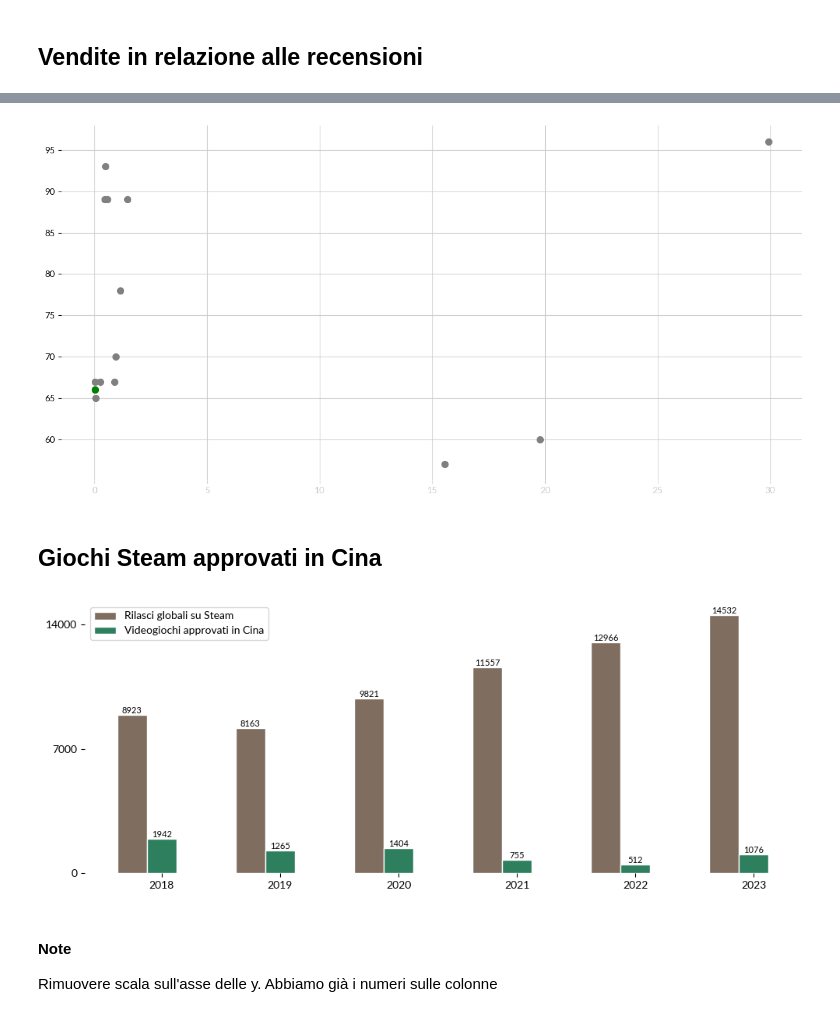
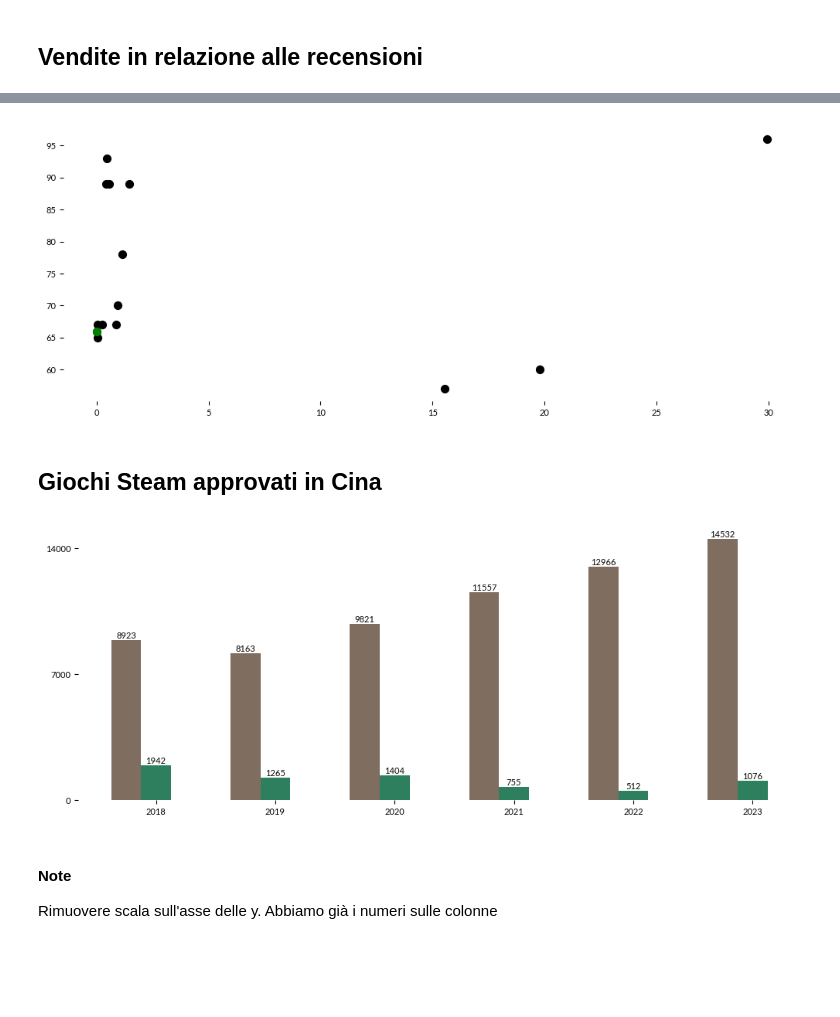
Before and after one commit to demic-dev/vs-project, a Jupyter notebook: charts.ipynb, the cells around one changed output, grey strips where cells are left out. Cells and saved outputs as stored; diff of their text form; code cells hidden in the pictures; blank space fills up the shorter version.

Commit message:
updated plots

```diff
--- a/charts.ipynb
+++ b/charts.ipynb
@@ -67,7 +67,7 @@ def cap_values(value, max_cap):
     return min(value, max_cap) if value > max_cap else value
 # %%
 sales_aaa = sales_aaa_aa.query('production == "AAA" and sales_k > 0')
-sales_aaa['capped_sales'] = sales_aaa.apply(lambda x: cap_values(x['sales_k'], max_cap), axis=1)
+# sales_aaa['capped_sales'] = sales_aaa.apply(lambda x: cap_values(x['sales_k'], max_cap), axis=1)
 
 sales_aaa
 # %% [output]
@@ -94,10 +89,15 @@ See the caveats in the documentation: https://pandas.pydata.org/pandas-docs/stab
 # %%
-sales_aaa = sales_aaa.sort_values(by=['capped_sales'])
+sales_aaa = sales_aaa.sort_values(by=['sales_k'])
 
 fig, ax = plt.subplots(figsize=(12, 6))
 for spine in plt.gca().spines.values(): spine.set_visible(False)
 
-plt.barh(sales_aaa['name'], sales_aaa['capped_sales']/1000, color='skyblue')
+plt.barh(sales_aaa['name'], sales_aaa['sales_k']/1000, color='skyblue')
+
+ax.set_xlim(0, 5)
+
+rect = ax.patch
+rect.set_alpha(0)
 
 # plt.title('Stima vendite delle major releases del 2024')
 # plt.xlabel('MILIONI di copie vendute')
@@ -113,0 +114,18 @@ plt.savefig(build_chart_path("sales_aaa_2024"), format="svg")
+# %%
+sales_aaa = sales_aaa.sort_values(by=['sales_k'])
+
+fig, ax = plt.subplots(figsize=(12, 6))
+for spine in plt.gca().spines.values(): spine.set_visible(False)
+
+plt.barh(sales_aaa['name'], sales_aaa['sales_k'], color='skyblue')
+
+ax.set_xlim(0, 200)
+
+rect = ax.patch
+rect.set_alpha(0)
+plt.tight_layout()
+ax.set_axisbelow(True)
+ax.tick_params(axis='x', colors='#cccccc')
+ax.xaxis.grid(color='#cccccc')
+
+plt.savefig(build_chart_path("zoomed_sales_aaa_2024"), format="svg")
@@ -159,11 +179,11 @@ fig.write_image(build_chart_path("treemap_sales_by_continent"))
 import matplotlib.pyplot as plt
 
 concord = sales_aaa.query('name=="Concord"')
-
-fig, ax = plt.subplots(figsize=(12, 6))
+display(sales_aaa)
+fig, ax = plt.subplots(figsize=(10, 4))
 for spine in plt.gca().spines.values(): spine.set_visible(False)
 
-plt.scatter(sales_aaa['sales_k']/1000, sales_aaa['reviews'], color='grey', marker='o', s=50)
+plt.scatter(sales_aaa['sales_k']/1000, sales_aaa['reviews'], color='black', marker='o', s=50)
 plt.scatter(concord['sales_k']/1000, concord['reviews'], color='green', marker='o', s=50)
 
 # plt.title('Vendite in relazione alle recensioni')
@@ -172,9 +192,9 @@ plt.scatter(concord['sales_k']/1000, concord['reviews'], color='green', marker='
 
 plt.tight_layout()
 ax.set_axisbelow(True)
-ax.tick_params(axis='x', colors='#cccccc')
-ax.xaxis.grid(color='#cccccc')
-ax.yaxis.grid(color='#cccccc')
+# ax.tick_params(axis='x', colors='#cccccc')
+# ax.xaxis.grid(color='#cccccc')
+# ax.yaxis.grid(color='#cccccc')
 
 plt.savefig(build_chart_path("sales_and_reviews_2024"), format="svg")
 # %% [output]
@@ -181,4 +216,4 @@ plt.savefig(build_chart_path("sales_and_reviews_2024"), format="svg")
-[figure, old version]
+[figure, new version]
 # %% [markdown]
 ## Giochi Steam approvati in Cina
 # %%
@@ -204,8 +239,8 @@ r2 = r + barWidth
 fig, ax = plt.subplots(figsize=(10, 4))
 for spine in plt.gca().spines.values(): spine.set_visible(False)
 
-bars1= ax.bar(r, games_in_china['global_releases_steam'], color='#7f6d5f', width=barWidth, edgecolor='white', label='Rilasci globali su Steam')
-bars2= ax.bar(r2, games_in_china['games_approved'], color='#2d7f5e', width=barWidth, edgecolor='white', label='Videogiochi approvati in Cina')
+bars1= ax.bar(r, games_in_china['global_releases_steam'], color='#7f6d5f', width=barWidth, label='Rilasci globali su Steam')
+bars2= ax.bar(r2, games_in_china['games_approved'], color='#2d7f5e', width=barWidth, label='Videogiochi approvati in Cina')
 
 # Xticks
 ax.set_xticks(r + barWidth)
@@ -223,12 +258,15 @@ for bar_group in [bars1, bars2]:
             fontsize=8
         )
 
+rect = ax.patch
+rect.set_alpha(0)
+
 plt.tight_layout()
-ax.legend()
+# ax.legend()
 
 plt.savefig(build_chart_path("games_approved_china_yearly"), format="svg")
 # %% [output]
-[figure, old version]
+[figure, new version]
 # %% [markdown]
 #### Note
 
```
Also changed, not shown: parts of 8 cells of this notebook, 13 other files.
